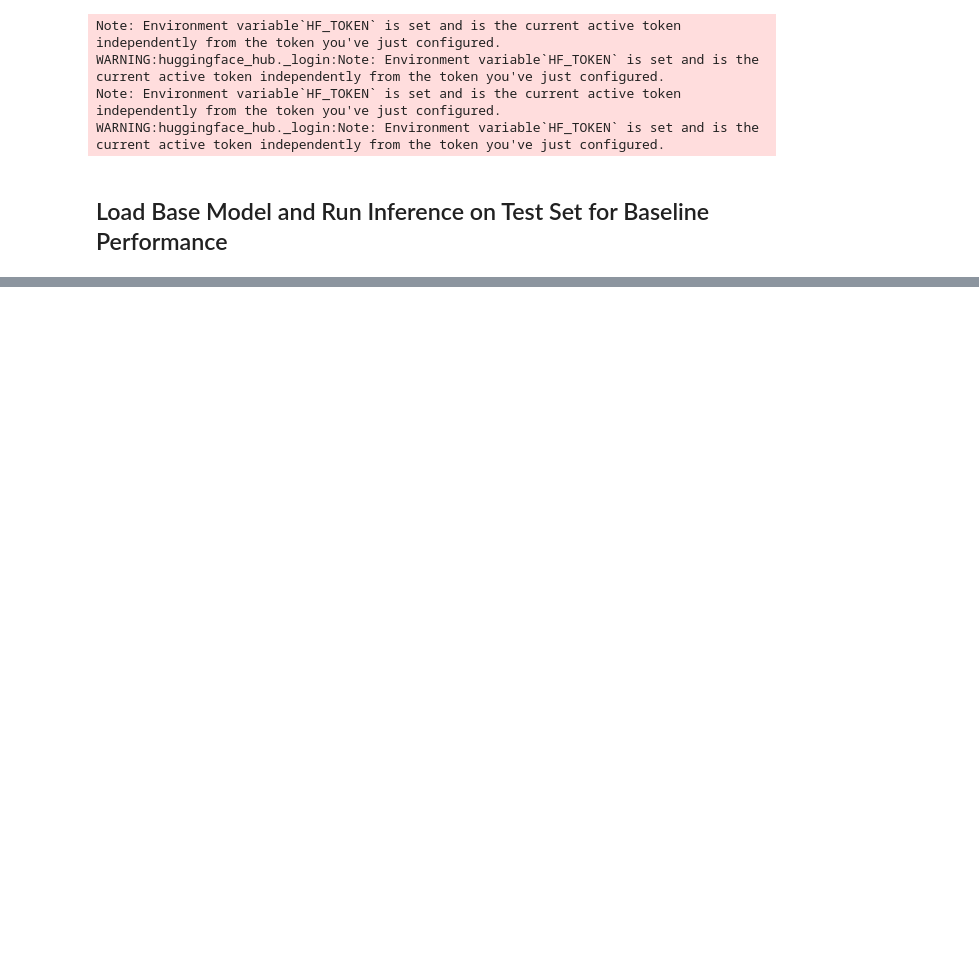
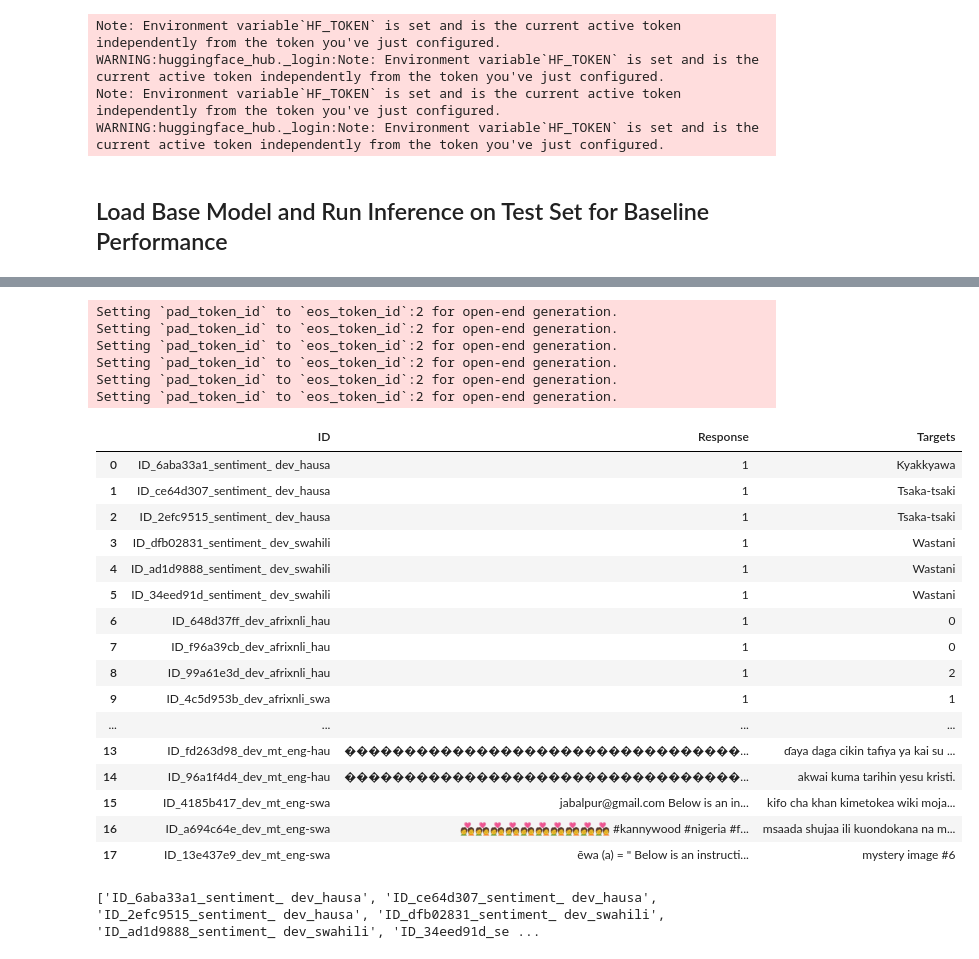
Before and after one commit to melissafasol/InkubaLM-Challenge, a Jupyter notebook: notebooks_ab/evaluation.ipynb, the cells around one changed output, grey strips where cells are left out. Saved outputs shown, nothing was run; the diff lists cells and outputs as text; code cells hidden in the pictures; blank space fills up the shorter version.

```diff
--- a/notebooks_ab/evaluation.ipynb
+++ b/notebooks_ab/evaluation.ipynb
@@ -168,0 +293,39 @@ results_df
+# %%
+# for hausa
+model_function.main(
+    model,
+    tokenizer,
+    BASE_PROMPT,
+    sample_size=3,
+    task_instruction=xnli_instruction,
+    dataset=hau_dataset,
+    csv_file_path=os.path.join(
+        output_path,
+        "hau_xnli_prediction_dev.csv"
+    ),
+    max_new_tokens=15,
+    custom_instruct=False,
+)
+
+# for swahili
+model_function.main(
+    model,
+    tokenizer,
+    BASE_PROMPT,
+    sample_size=3,
+    task_instruction=xnli_instruction,
+    dataset=swa_dataset,
+    csv_file_path=os.path.join(
+        output_path,
+        "swa_xnli_prediction_dev.csv"
+    ),
+    max_new_tokens=15,
+    custom_instruct=False,
+)
+# %% [output]
+Setting `pad_token_id` to `eos_token_id`:2 for open-end generation.
+Setting `pad_token_id` to `eos_token_id`:2 for open-end generation.
+Setting `pad_token_id` to `eos_token_id`:2 for open-end generation.
+Setting `pad_token_id` to `eos_token_id`:2 for open-end generation.
+Setting `pad_token_id` to `eos_token_id`:2 for open-end generation.
+Setting `pad_token_id` to `eos_token_id`:2 for open-end generation.
@@ -168,0 +595,26 @@ results_df
+# %%
+score_test = create_submission(output_path=output_path, test_flag=True)
+# %%
+score_test
+# %% [output]
+|  | ID | Response | Targets |
+| 0 | ID_6aba33a1_sentiment_ dev_hausa | 1 | Kyakkyawa |
+| 1 | ID_ce64d307_sentiment_ dev_hausa | 1 | Tsaka-tsaki |
+| 2 | ID_2efc9515_sentiment_ dev_hausa | 1 | Tsaka-tsaki |
+| 3 | ID_dfb02831_sentiment_ dev_swahili | 1 | Wastani |
+| 4 | ID_ad1d9888_sentiment_ dev_swahili | 1 | Wastani |
+| 5 | ID_34eed91d_sentiment_ dev_swahili | 1 | Wastani |
+| 6 | ID_648d37ff_dev_afrixnli_hau | 1 | 0 |
+| 7 | ID_f96a39cb_dev_afrixnli_hau | 1 | 0 |
+| 8 | ID_99a61e3d_dev_afrixnli_hau | 1 | 2 |
+| 9 | ID_4c5d953b_dev_afrixnli_swa | 1 | 1 |
+| ... | ... | ... | ... |
+| 13 | ID_fd263d98_dev_mt_eng-hau | ���������������������������������... | ɗaya daga cikin tafiya ya kai su ... |
+| 14 | ID_96a1f4d4_dev_mt_eng-hau | ���������������������������������... | akwai kuma tarihin yesu kristi. |
+| 15 | ID_4185b417_dev_mt_eng-swa | jabalpur@gmail.com Below is an in... | kifo cha khan kimetokea wiki moja... |
+| 16 | ID_a694c64e_dev_mt_eng-swa | 💑💑💑💑💑💑💑💑💑💑 #kannywood #nigeria #f... | msaada shujaa ili kuondokana na m... |
+| 17 | ID_13e437e9_dev_mt_eng-swa | ẽwa (a) = " Below is an instructi... | mystery image #6 |
+# %%
+print(score_test["ID"].unique().tolist())
+# %% [output]
+['ID_6aba33a1_sentiment_ dev_hausa', 'ID_ce64d307_sentiment_ dev_hausa', 'ID_2efc9515_sentiment_ dev_hausa', 'ID_dfb02831_sentiment_ dev_swahili', 'ID_ad1d9888_sentiment_ dev_swahili', 'ID_34eed91d_se ...
```
Also changed, not shown: parts of 25 cells of this notebook.
